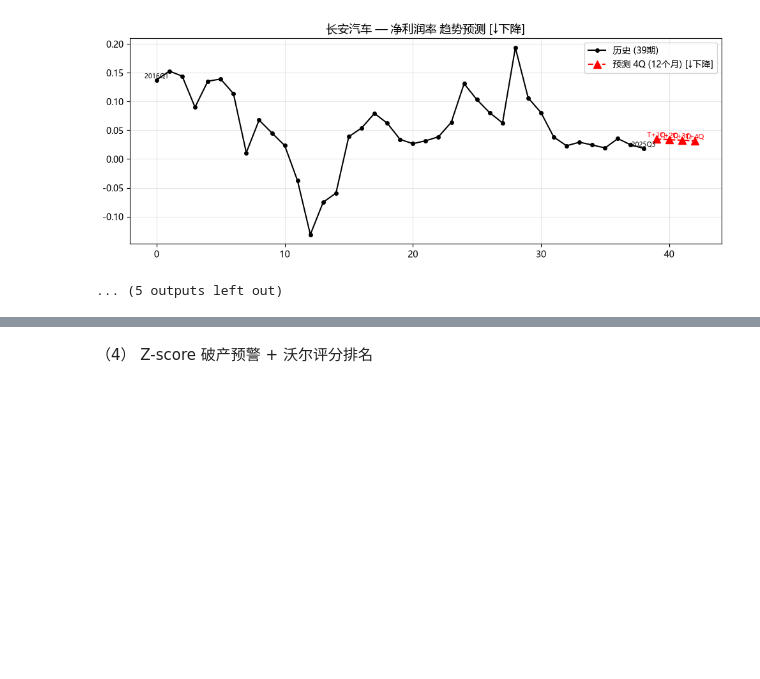
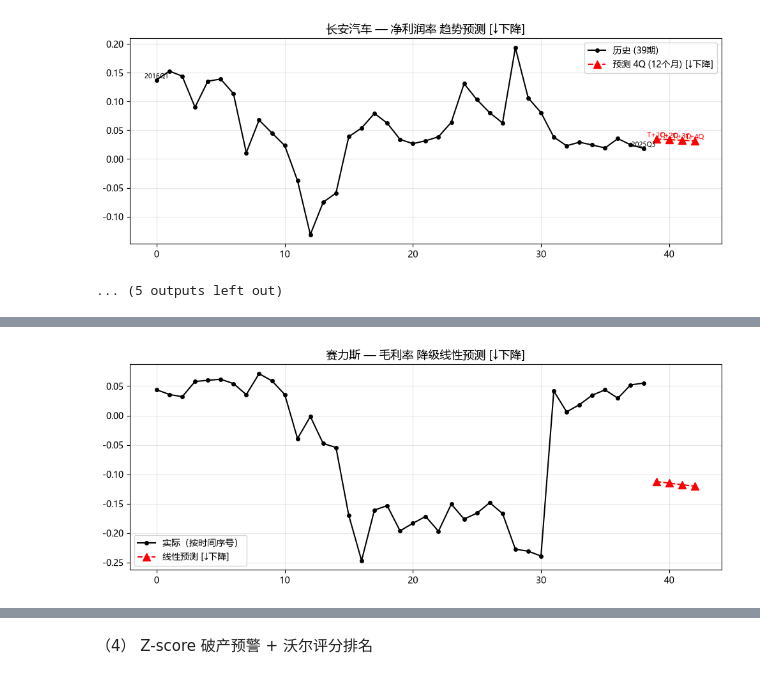
Before and after one commit to yohoten/fidac, a Jupyter notebook: 基于K-Means聚类与Prophet时序预测的重庆上市车企财务智能预警研究.ipynb, the cells around one changed output, grey strips where cells are left out. Drawn from its saved outputs; the diff is of its cells as text; code cells hidden in the pictures; blank space fills up the shorter version.

```diff
--- a/基于K-Means聚类与Prophet时序预测的重庆上市车企财务智能预警研究.ipynb
+++ b/基于K-Means聚类与Prophet时序预测的重庆上市车企财务智能预警研究.ipynb
@@ -479,3 +479,95 @@ for code in ['601127_赛力斯', '000625_长安汽车']:
     变动: +306.2%
 [figure]
 ... (5 outputs left out)
+# %%
+from prophet import Prophet
+import logging
+logging.getLogger('prophet').setLevel(logging.WARNING)
+logging.getLogger('cmdstanpy').setLevel(logging.ERROR)
+
+def prophet_forecast(code, metric_col, forecast_quarters=4):
+    """
+    Prophet 时序预测：未来 6-12 个月（2-4 个季度）
+    Prophet 失败时自动降级为线性回归
+    """
+    df_ratio = all_ratios[code]
+    name = code.split('_')[1]
+
+    # ---- 准备数据 ----
+    df_p = df_ratio[[metric_col]].reset_index()
+    df_p['ds'] = pd.to_datetime(
+        df_p['index'].str.replace('年报', '-12-31')
+                     .str.replace('Q1', '-03-31')
+                     .str.replace('Q2', '-06-30')
+                     .str.replace('Q3', '-09-30'),
+        errors='coerce')
+    df_p = df_p.rename(columns={metric_col: 'y'}).dropna(subset=['ds', 'y'])
+    df_p = df_p[df_p['y'] != 0].copy()  # 去零值
+
+    if len(df_p) < 10:
+        print(f'  {name} {metric_col}: 有效数据不足 ({len(df_p)}条)')
+        return
+
+    # ---- Prophet ----
+    try:
+        m = Prophet(growth='linear', yearly_seasonality=True,
+                    weekly_seasonality=False, daily_seasonality=False,
+                    seasonality_mode='additive')
+        m.fit(df_p[['ds', 'y']])
+        future = m.make_future_dataframe(periods=forecast_quarters, freq='QE')  # QE not Q
+        forecast = m.predict(future)
+
+        hist_end = forecast[forecast['ds'] <= df_p['ds'].max()]['trend'].iloc[-1]
+        pred_end = forecast['trend'].iloc[-1]
+        direction = '↑上升' if pred_end > hist_end else '↓下降'
+        change_pct = (forecast['yhat'].iloc[-1] - df_p['y'].iloc[-1]) / abs(df_p['y'].iloc[-1]) * 100
+
+        fig, ax = plt.subplots(figsize=(10, 4))
+        ax.plot(df_p['ds'], df_p['y'], 'k.', markersize=5, label='实际')
+        ax.plot(forecast['ds'], forecast['yhat'], 'b-', linewidth=2, label='预测')
+        ax.fill_between(forecast['ds'], forecast['yhat_lower'], forecast['yhat_upper'],
+                         color='b', alpha=0.12, label='置信区间')
+        ax.set_title(f'{name} — {metric_col} Prophet预测 [{direction}]', fontsize=13)
+        ax.legend(); plt.tight_layout(); plt.show()
+
+        print(f'  {name} {metric_col}: {direction}')
+        print(f'    当前: {df_p["y"].iloc[-1]:.4f}  →  预测{forecast_quarters}Q后: {forecast["yhat"].iloc[-1]:.4f}')
+        print(f'    变动: {change_pct:+.1f}%')
+
+    except Exception:
+        # ======== 降级：线性回归 ========
+        print(f'  ⚠️ Prophet 失败，降级线性回归')
+        x_idx = np.arange(len(df_p)).reshape(-1, 1)
+        y = df_p['y'].values
+        lr = LinearRegression().fit(x_idx, y)
+        direction = '↑上升' if lr.coef_[0] > 0 else '↓下降'
+        future_x = np.arange(len(df_p), len(df_p) + forecast_quarters).reshape(-1, 1)
+        pred = lr.predict(future_x)
+        change_pct = (pred[-1] - y[-1]) / abs(y[-1]) * 100 if y[-1] != 0 else 0
+
+        fig, ax = plt.subplots(figsize=(10, 4))
+        ax.plot(range(len(y)), y, 'ko-', markersize=4, label='实际（按时间序号）')
+        ax.plot(range(len(y), len(y) + forecast_quarters), pred,
+                'r^--', markersize=8, label=f'线性预测 [{direction}]')
+        ax.set_title(f'{name} — {metric_col} 降级线性预测 [{direction}]', fontsize=13)
+        ax.legend(); ax.grid(alpha=0.3)
+        plt.tight_layout(); plt.show()
+
+        print(f'  {name} {metric_col}: {direction}')
+        print(f'    当前: {y[-1]:.4f}  →  预测{forecast_quarters}Q后: {pred[-1]:.4f}')
+        print(f'    变动: {change_pct:+.1f}%')
+
+
+# ============ 运行 ============
+METRICS = ['毛利率', '净利润率', '净资产收益率', '资产负债率']
+FORECAST_Q = 4   # 2=6个月，4=12个月
+
+for code in ['601127_赛力斯', '000625_长安汽车']:
+    if code not in all_ratios:
+        continue
+    print(f'\n{"="*50}')
+    print(f'  {code.split("_")[1]}（未来 {FORECAST_Q*3} 个月预测）')
+    print(f'{"="*50}')
+    for metric in METRICS:
+        prophet_forecast(code, metric, forecast_quarters=FORECAST_Q)
+# %% [output]
@@ -481,0 +579 @@ for code in ['601127_赛力斯', '000625_长安汽车']:
+[figure, added]
```
Also changed, not shown: parts of 1 cell of this notebook.
